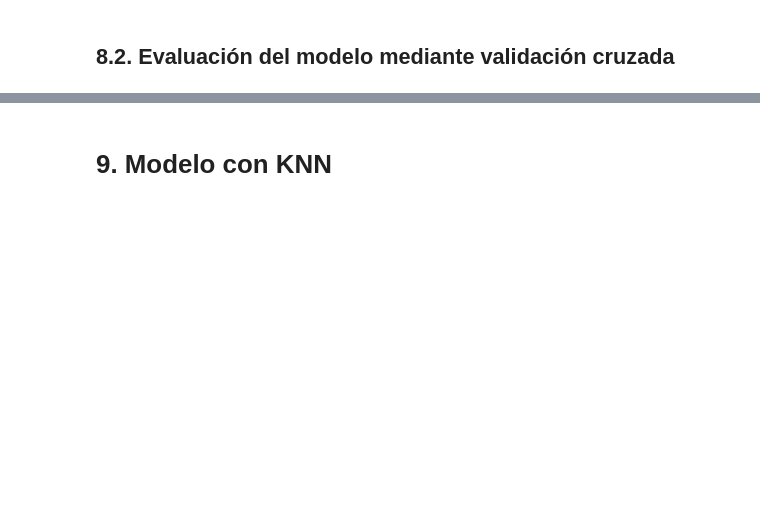
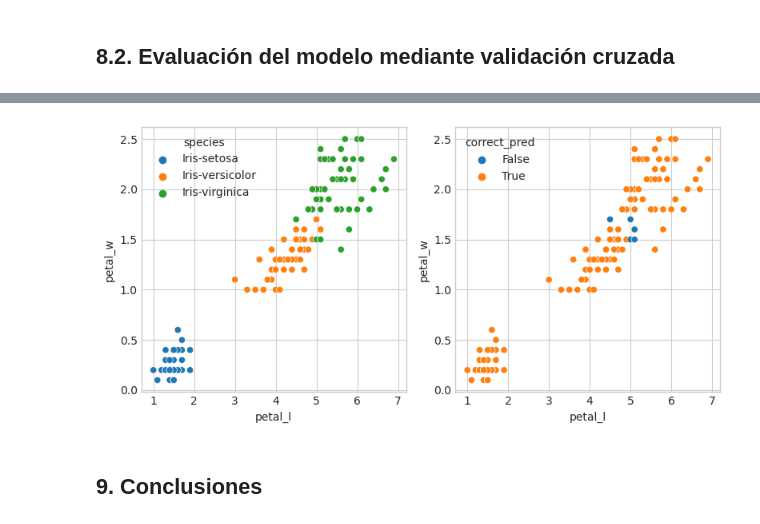
Before and after one commit to JoePortilla/IrisDataset-Classification, a Jupyter notebook: IrisDataset-Classification.ipynb, the cells around one changed output, grey strips where cells are left out. Drawn from its saved outputs; the diff is of its cells as text; code cells hidden in the pictures; blank space fills up the shorter version.

Commit message:
logreg correct

```diff
--- a/IrisDataset-Classification.ipynb
+++ b/IrisDataset-Classification.ipynb
@@ -230,0 +255,2 @@ from sklearn.linear_model import LogisticRegression
+# %%
+X_train, X_test, Y_train, Y_test = train_test_split(X, Y, train_size=0.8)
@@ -289,0 +307,2 @@ model.score(X_test, Y_test)
+# %%
+Y_pred = cross_val_predict(model, X, Y, cv=5)
@@ -289,0 +331,3 @@ model.score(X_test, Y_test)
+# %%
+correct_mask = (Y_pred == Y)
+wrong_mask = ~correct_mask
@@ -289,0 +343,4 @@ model.score(X_test, Y_test)
+# %%
+df_pred = df_model.copy()
+df_pred['pred'] = Y_pred
+df_pred['correct_pred'] = correct_mask
@@ -290,2 +358,13 @@ model.score(X_test, Y_test)
+# %%
+# Ajustes de la figura de Matplotlib
+fig, ax = plt.subplots(nrows=1, ncols=2, figsize=(8, 4), sharex=True)
+
+sns.scatterplot(data=df_pred, x="petal_l", y="petal_w", ax=ax[0], hue="species")
+
+sns.scatterplot(data=df_pred, x="petal_l", y="petal_w", ax=ax[1], hue="correct_pred")
+
+plt.tight_layout()
+# %% [output]
+[figure, added]
 # %% [markdown]
-# 9. Modelo con KNN
+## 9. Conclusiones
```
Also changed, not shown: parts of 29 cells of this notebook.
